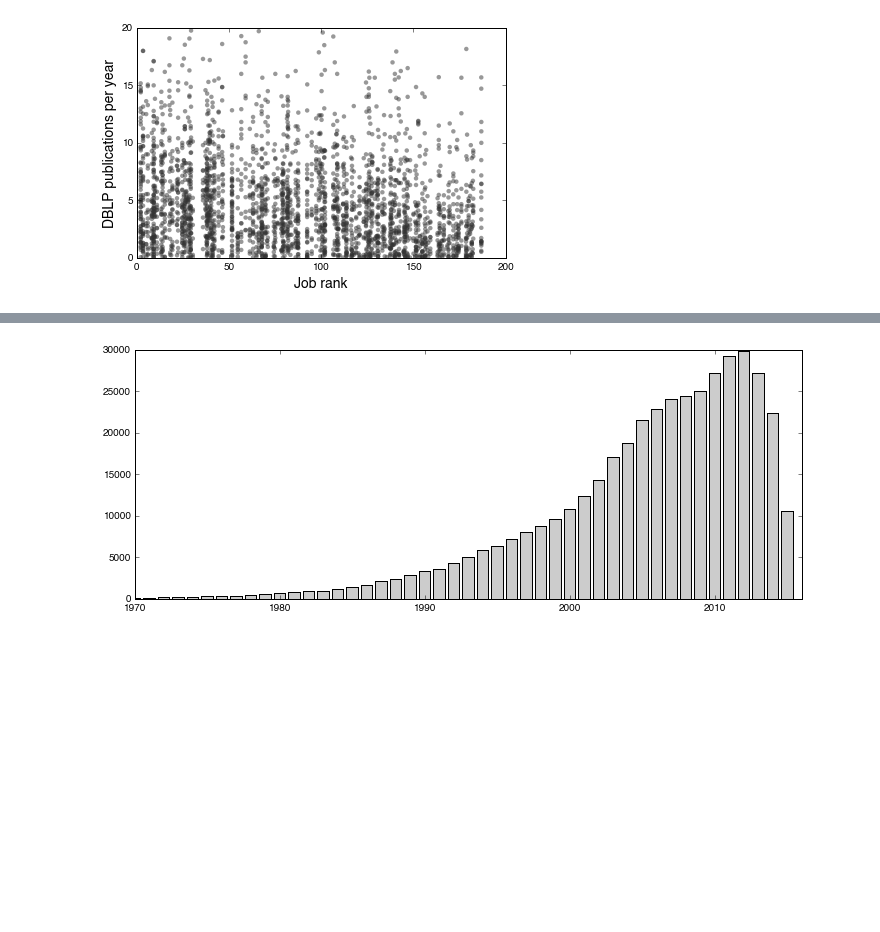
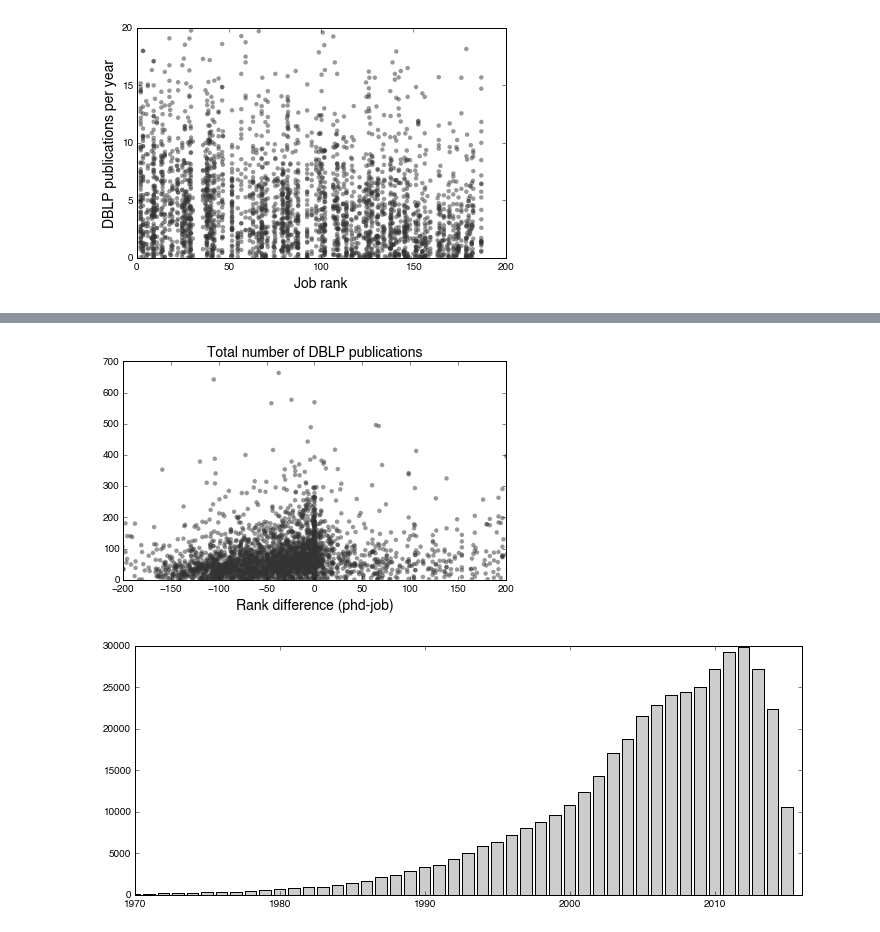
Before and after one commit to samfway/faculty_hiring, a Jupyter notebook: notebooks/Exploration_Publication_Stats.ipynb, the cells around one changed output, grey strips where cells are left out. Cells and saved outputs as stored; diff of their text form; code cells hidden in the pictures; blank space fills up the shorter version.

```diff
--- a/notebooks/Exploration_Publication_Stats.ipynb
+++ b/notebooks/Exploration_Publication_Stats.ipynb
@@ -215,3 +284,29 @@ plt.show()
+# %%
+fig, ax = plt.subplots(1, 1, figsize=(6,4))
+
+ranks = []
+dblp_pubs = []
+
+for f in faculty:
+    if 'dblp_pubs' in f:
+        first_job_rank = inst.get(f.first_asst_job_location, inst['UNKNOWN'])['pi']
+        phd_rank = inst.get(f.phd_location, inst['UNKNOWN'])['pi']
+
+        ranks.append(phd_rank - first_job_rank)
+        num_pubs = len(f['dblp_pubs']) # 0 #len(f['dblp_pubs']) / (2015. - f.first_asst_job_year)
+        #for pub in f['dblp_pubs']:
+        #    if 'year' in pub and pub['year'] <= f.first_asst_job_year + 1:
+        #        num_pubs += 1
+        dblp_pubs.append(num_pubs)
+
+ax.scatter(ranks, dblp_pubs, c='0.2', edgecolor='None', alpha=0.5)
+ax.set_title('Total number of DBLP publications', fontsize=LABEL_SIZE)
+ax.set_xlabel('Rank difference (phd-job)', fontsize=LABEL_SIZE)
+ax.set_xlim(-200, 200)
+ax.set_ylim(0, 700)
+plt.show()
+# %% [output]
+[figure, added]
 # %%
 fig, ax = plt.subplots(1, 1, figsize=(10,4))
 
```
Also changed, not shown: parts of 5 cells of this notebook, 5 other files.
